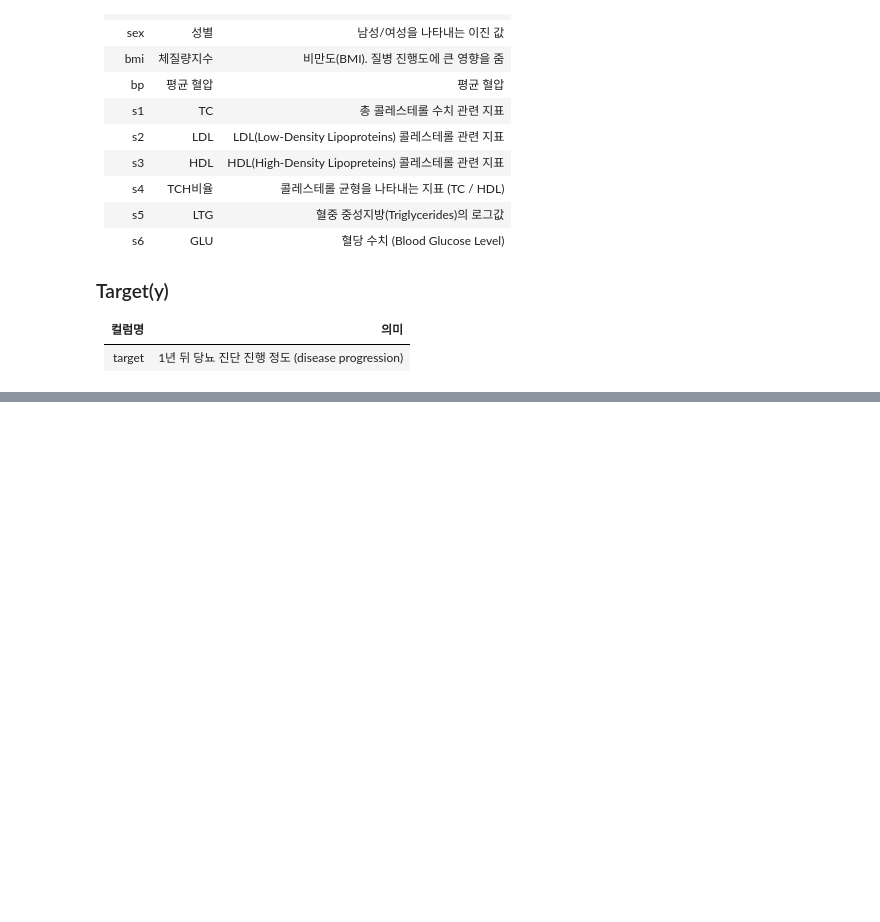
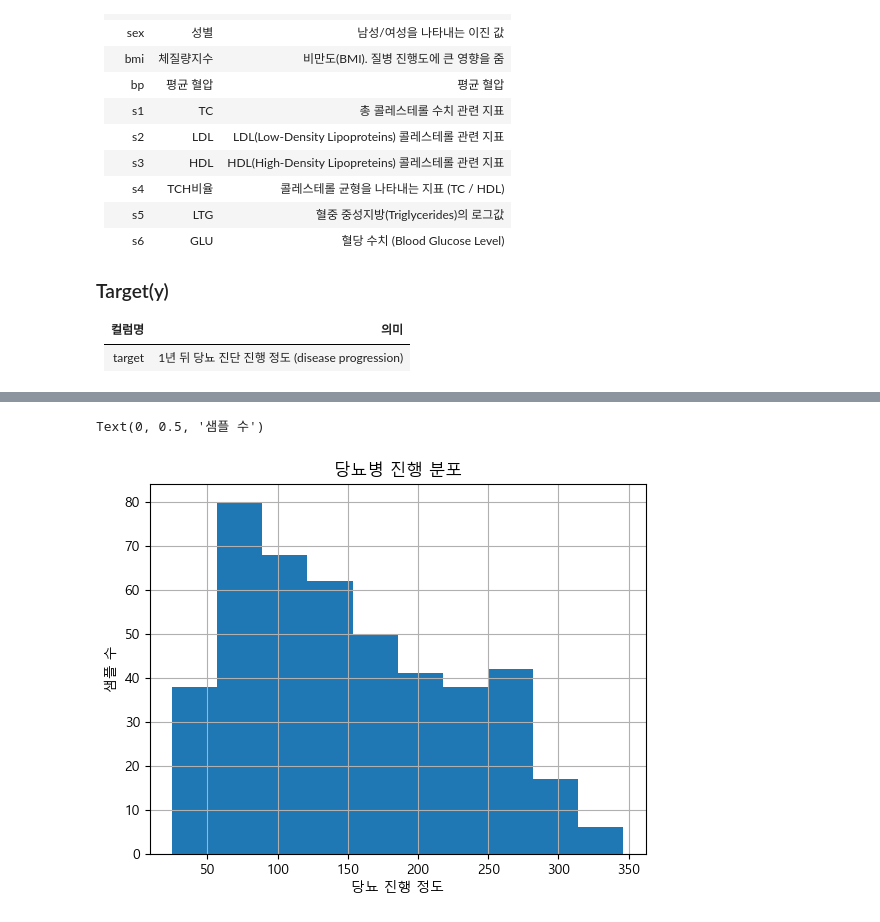
Before and after one commit to sjlimiei25/AI-Prediction, a Jupyter notebook: 2_KNNR_practice.ipynb, the cells around one changed output, grey strips where cells are left out. Saved outputs shown, nothing was run; the diff lists cells and outputs as text; code cells hidden in the pictures; blank space fills up the shorter version.

```diff
--- a/2_KNNR_practice.ipynb
+++ b/2_KNNR_practice.ipynb
@@ -42,0 +103,14 @@ df.head()
+# %%
+import matplotlib.pyplot as plt
+
+# 한글 폰트 적용
+plt.rc('font', family='Malgun Gothic')
+
+# DataFrame.hist() => 데이터 분포 정보를 시각화해주는 함수
+df['target'].hist()
+plt.title("당뇨병 진행 분포")
+plt.xlabel("당뇨 진행 정도")
+plt.ylabel("샘플 수")
+# %% [output]
+Text(0, 0.5, '샘플 수')
+[figure, added]
```
Also changed, not shown: parts of 18 cells of this notebook.
